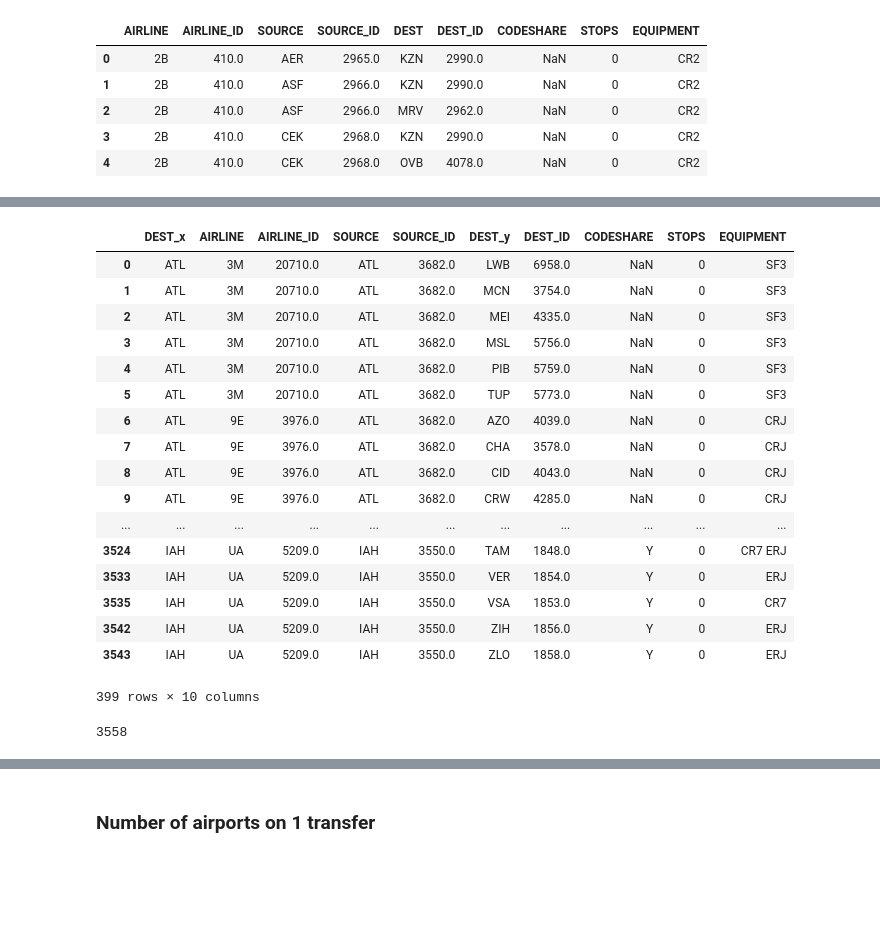
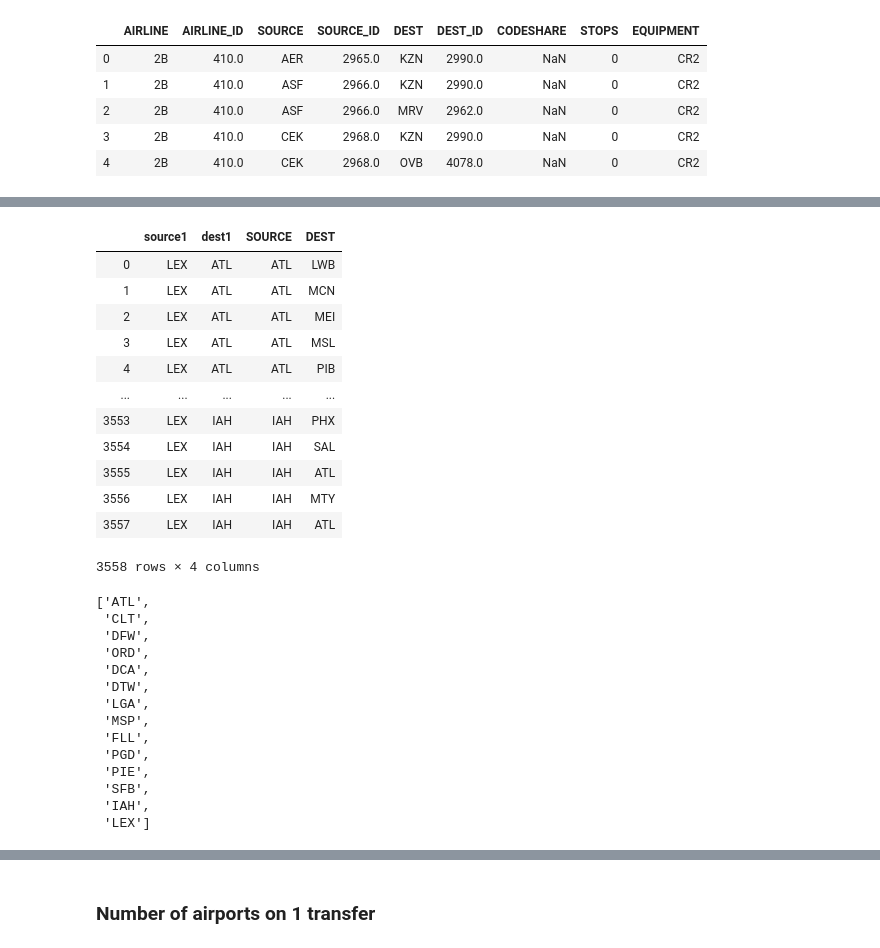
Before and after one commit to ebantwi/ce599, a Jupyter notebook: 07-Data Wrangling/open-flights-tutorial.ipynb, the cells around one changed output, grey strips where cells are left out. Drawn from its saved outputs; the diff is of its cells as text; code cells hidden in the pictures; blank space fills up the shorter version.

```diff
--- a/07-Data Wrangling/open-flights-tutorial.ipynb
+++ b/07-Data Wrangling/open-flights-tutorial.ipynb
@@ -381,0 +385,3 @@ d1
+# %%
+lex_source = routes[routes.SOURCE == 'LEX'][['SOURCE','DEST']]
+lex_source
@@ -381,0 +406,3 @@ d1
+# %%
+lex_source = lex_source.drop_duplicates(['SOURCE', 'DEST'])
+lex_source
@@ -381,0 +424,3 @@ d1
+# %%
+lex_source = lex_source.rename(columns = {'SOURCE':'source1', 'DEST':'dest1'})
+lex_source
@@ -382,28 +442,18 @@ d1
 # %%
-d2 = d1.merge(right = routes, how = 'inner', left_on = 'DEST', right_on = 'SOURCE')
+one_transfer = pd.merge(lex_source, routes, how='inner',left_on = 'dest1', right_on =
+                        'SOURCE')[['source1','dest1','SOURCE','DEST']]
+one_transfer
+# %% [output]
+|  | source1 | dest1 | SOURCE | DEST |
+| 0 | LEX | ATL | ATL | LWB |
+| 1 | LEX | ATL | ATL | MCN |
+| 2 | LEX | ATL | ATL | MEI |
+| 3 | LEX | ATL | ATL | MSL |
+| 4 | LEX | ATL | ATL | PIB |
+| ... | ... | ... | ... | ... |
+| 3553 | LEX | IAH | IAH | PHX |
+| 3554 | LEX | IAH | IAH | SAL |
+| 3555 | LEX | IAH | IAH | ATL |
+| 3556 | LEX | IAH | IAH | MTY |
+| 3557 | LEX | IAH | IAH | ATL |
+3558 rows × 4 columns
-# %%
-d2.drop_duplicates('DEST_y', keep = 'first')
-# %% [output]
-|  | DEST_x | AIRLINE | AIRLINE_ID | SOURCE | SOURCE_ID | DEST_y | DEST_ID | CODESHARE | STOPS | EQUIPMENT |
-| 0 | ATL | 3M | 20710.0 | ATL | 3682.0 | LWB | 6958.0 | NaN | 0 | SF3 |
-| 1 | ATL | 3M | 20710.0 | ATL | 3682.0 | MCN | 3754.0 | NaN | 0 | SF3 |
-| 2 | ATL | 3M | 20710.0 | ATL | 3682.0 | MEI | 4335.0 | NaN | 0 | SF3 |
-| 3 | ATL | 3M | 20710.0 | ATL | 3682.0 | MSL | 5756.0 | NaN | 0 | SF3 |
-| 4 | ATL | 3M | 20710.0 | ATL | 3682.0 | PIB | 5759.0 | NaN | 0 | SF3 |
-| 5 | ATL | 3M | 20710.0 | ATL | 3682.0 | TUP | 5773.0 | NaN | 0 | SF3 |
-| 6 | ATL | 9E | 3976.0 | ATL | 3682.0 | AZO | 4039.0 | NaN | 0 | CRJ |
-| 7 | ATL | 9E | 3976.0 | ATL | 3682.0 | CHA | 3578.0 | NaN | 0 | CRJ |
-| 8 | ATL | 9E | 3976.0 | ATL | 3682.0 | CID | 4043.0 | NaN | 0 | CRJ |
-| 9 | ATL | 9E | 3976.0 | ATL | 3682.0 | CRW | 4285.0 | NaN | 0 | CRJ |
-| ... | ... | ... | ... | ... | ... | ... | ... | ... | ... | ... |
-| 3524 | IAH | UA | 5209.0 | IAH | 3550.0 | TAM | 1848.0 | Y | 0 | CR7 ERJ |
-| 3533 | IAH | UA | 5209.0 | IAH | 3550.0 | VER | 1854.0 | Y | 0 | ERJ |
-| 3535 | IAH | UA | 5209.0 | IAH | 3550.0 | VSA | 1853.0 | Y | 0 | CR7 |
-| 3542 | IAH | UA | 5209.0 | IAH | 3550.0 | ZIH | 1856.0 | Y | 0 | ERJ |
-| 3543 | IAH | UA | 5209.0 | IAH | 3550.0 | ZLO | 1858.0 | Y | 0 | ERJ |
-399 rows × 10 columns
-# %%
-d3 = d2.set_index('DEST_y', drop = False).copy()
-len(d3)
-# %% [output]
-3558
@@ -409,0 +464,20 @@ len(d3)
+# %%
+visited_places = list(one_transfer['dest1'].unique())
+v = ['LEX']
+visited_places.extend(v)
+visited_places
+# %% [output]
+['ATL',
+ 'CLT',
+ 'DFW',
+ 'ORD',
+ 'DCA',
+ 'DTW',
+ 'LGA',
+ 'MSP',
+ 'FLL',
+ 'PGD',
+ 'PIE',
+ 'SFB',
+ 'IAH',
+ 'LEX']
```
Also changed, not shown: parts of 34 cells of this notebook, 3 other files.
